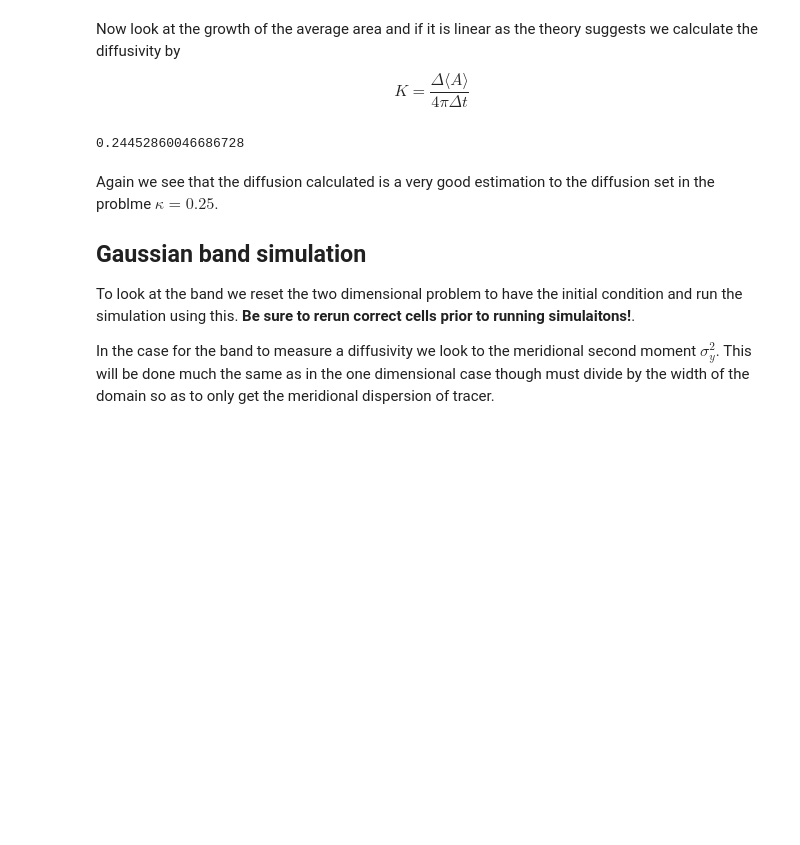
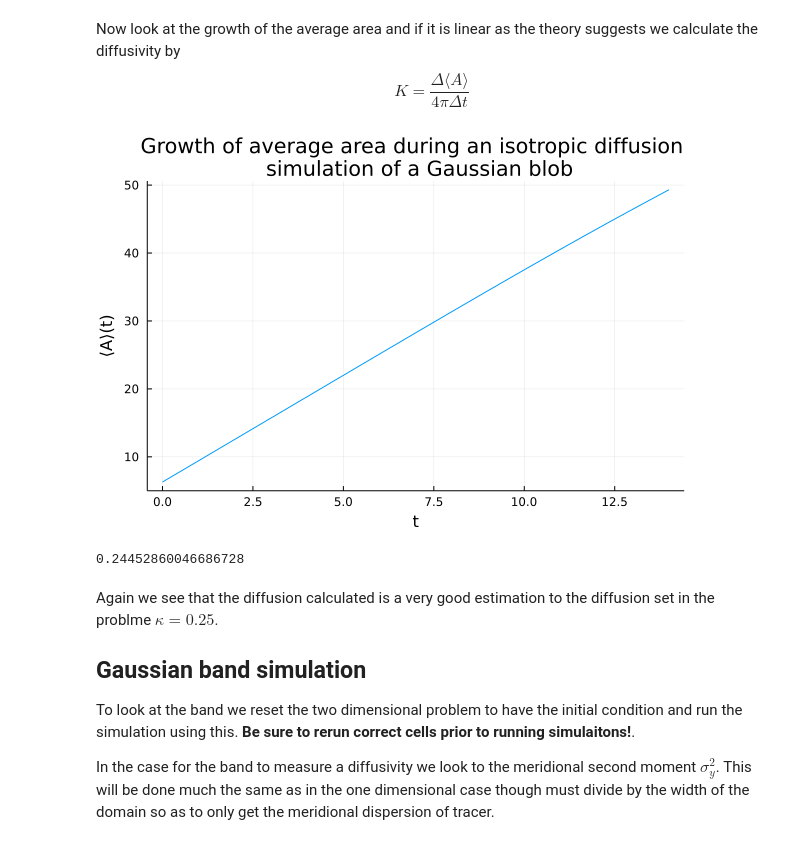
Before and after one commit to jbisits/Gaussian-diffusion, a Jupyter notebook: gaussdiff.ipynb, the cells around one changed output. Saved outputs shown, nothing was run; the diff lists cells and outputs as text; code cells hidden in the pictures; blank space fills up the shorter version.

```diff
--- a/gaussdiff.ipynb
+++ b/gaussdiff.ipynb
@@ -46,7 +46,7 @@ These are the parameters for the simulations run in this notebook.
 **If a parameter is changed be sure to re-run all necessary cells before running a simulaiton.**
 # %%
 dev = CPU()
-nx, ny = 32, 1
+nx, ny = 128, 1
 stepper = "RK4"
 dt = 0.002
 nsteps = 7000
@@ -265,8 +265,9 @@ function first_mom(prob::FourierFlows.Problem)
 
 	Δx = prob.grid.Lx / prob.grid.nx
 	Δy = prob.grid.Ly / prob.grid.ny
+    ΔA = Δx * Δy
 
-	ΣkCₖ = (Δx * Δy) * sum( [ k * C[k] for k ∈ 1:N ] )
+	ΣkCₖ = ΔA * sum( [ k * C[k] for k ∈ 1:N ] )
 	ΣCₖ = sum(C)
 
 
@@ -314,8 +315,10 @@ $$
 \end{equation*}
 $$
 # %%
-twoddiffplot = plot(tvec_2d, first_mom2d, label = false, xlabel = "t", ylabel = "⟨A⟩", title = "Growth of average area during simulation")
+twoddiffplot = plot(tvec_2d, first_mom2d, label = false, xlabel = "t", ylabel = "⟨A⟩(t)", title = "Growth of average area during an isotropic diffusion \n simulation of a Gaussian blob")
 twoddiffplot
+# %% [output]
+[figure, added]
 # %%
 Δt_2d = tvec_2d[end] - tvec_2d[1]
 Δ𝔼A2d = first_mom2d[end] - first_mom2d[1]
```
Also changed, not shown: parts of 11 cells of this notebook.
